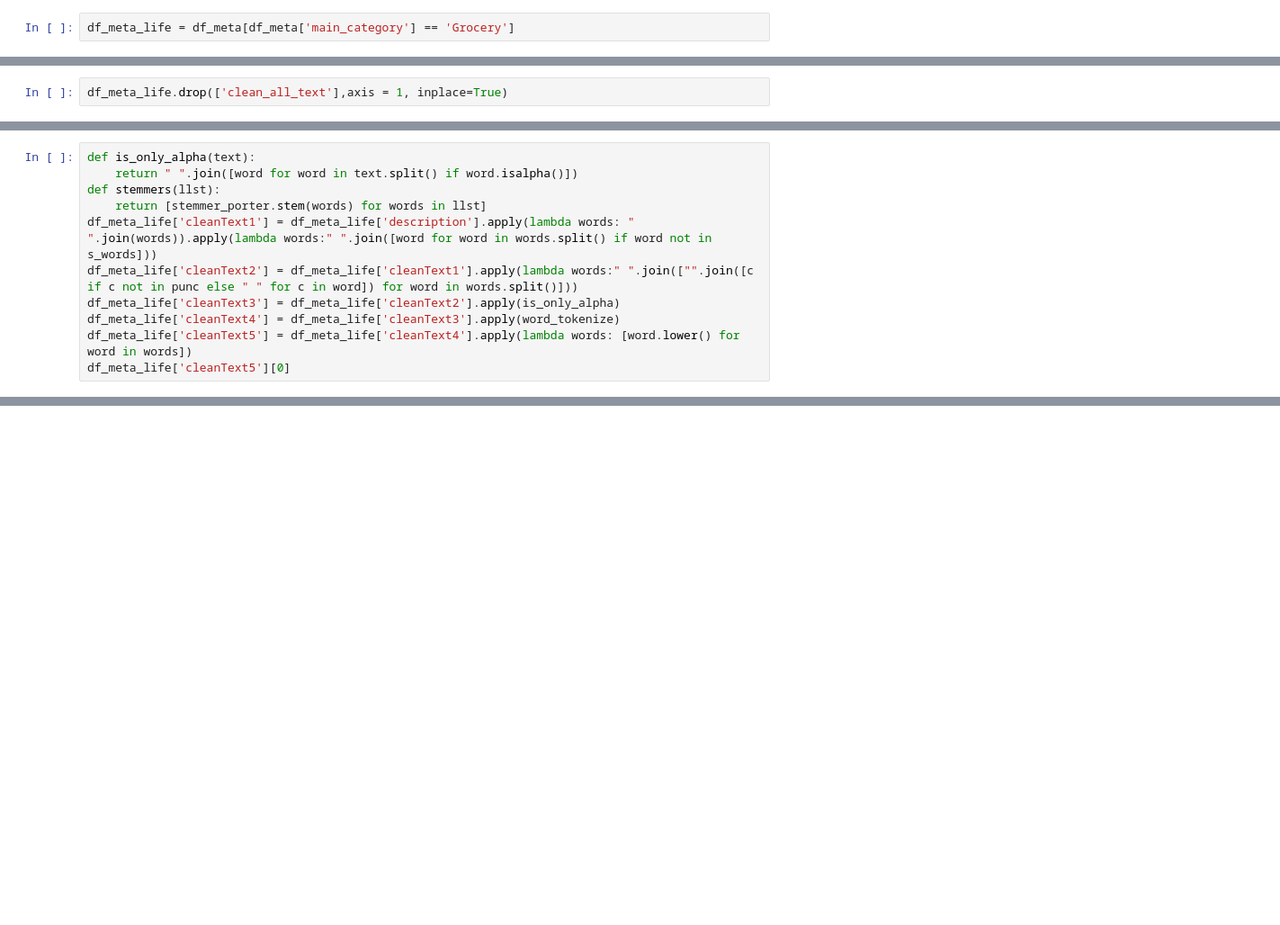
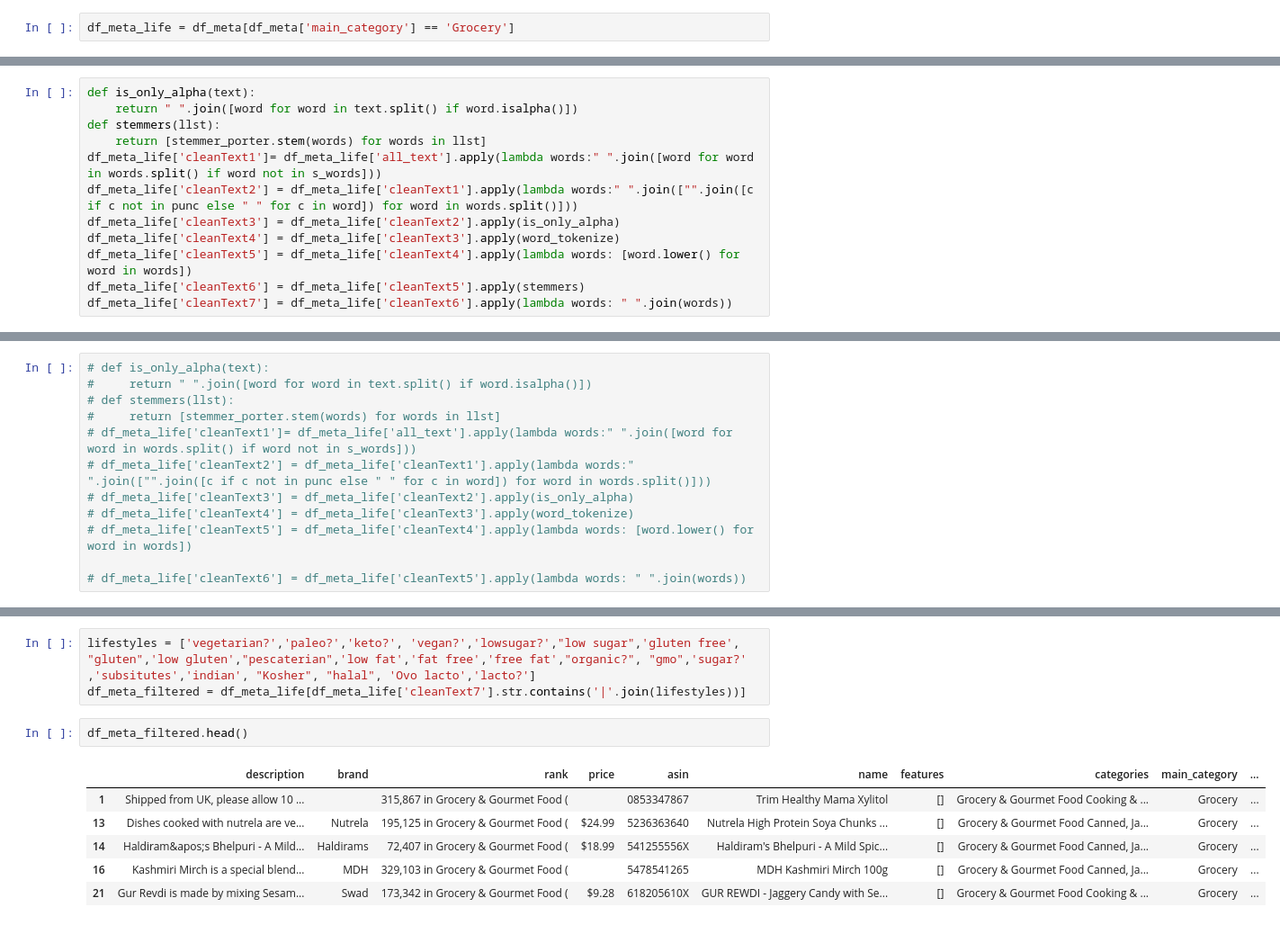
Before and after one commit to Nicoivazquez/Fancy_food_Recommender, a Jupyter notebook: reviews_mini_set.ipynb, the cells around one changed output, grey strips where cells are left out. Shown at 90% size. Drawn from its saved outputs; the diff is of its cells as text; blank space fills up the shorter version.

```diff
--- a/reviews_mini_set.ipynb
+++ b/reviews_mini_set.ipynb
@@ -238,2 +238,0 @@ See the caveats in the documentation: https://pandas.pydata.org/pandas-docs/stab
-# %%
-df_meta_life.drop(['clean_all_text'],axis = 1, inplace=True)
@@ -244,0 +271,12 @@ See the caveats in the documentation: https://pandas.pydata.org/pandas-docs/stab
+# %%
+def is_only_alpha(text):
+    return " ".join([word for word in text.split() if word.isalpha()])
+def stemmers(llst):
+    return [stemmer_porter.stem(words) for words in llst]
+df_meta_life['cleanText1']= df_meta_life['all_text'].apply(lambda words:" ".join([word for word in words.split() if word not in s_words]))
+df_meta_life['cleanText2'] = df_meta_life['cleanText1'].apply(lambda words:" ".join(["".join([c if c not in punc else " " for c in word]) for word in words.split()]))
+df_meta_life['cleanText3'] = df_meta_life['cleanText2'].apply(is_only_alpha)
+df_meta_life['cleanText4'] = df_meta_life['cleanText3'].apply(word_tokenize)
+df_meta_life['cleanText5'] = df_meta_life['cleanText4'].apply(lambda words: [word.lower() for word in words])
+df_meta_life['cleanText6'] = df_meta_life['cleanText5'].apply(stemmers)
+df_meta_life['cleanText7'] = df_meta_life['cleanText6'].apply(lambda words: " ".join(words))
@@ -245,11 +305,12 @@ See the caveats in the documentation: https://pandas.pydata.org/pandas-docs/stab
 # %%
-def is_only_alpha(text):
-    return " ".join([word for word in text.split() if word.isalpha()])
-def stemmers(llst):
-    return [stemmer_porter.stem(words) for words in llst]
-df_meta_life['cleanText1'] = df_meta_life['description'].apply(lambda words: " ".join(words)).apply(lambda words:" ".join([word for word in words.split() if word not in s_words]))
-df_meta_life['cleanText2'] = df_meta_life['cleanText1'].apply(lambda words:" ".join(["".join([c if c not in punc else " " for c in word]) for word in words.split()]))
-df_meta_life['cleanText3'] = df_meta_life['cleanText2'].apply(is_only_alpha)
-df_meta_life['cleanText4'] = df_meta_life['cleanText3'].apply(word_tokenize)
-df_meta_life['cleanText5'] = df_meta_life['cleanText4'].apply(lambda words: [word.lower() for word in words])
-df_meta_life['cleanText5'][0]
+# def is_only_alpha(text):
+#     return " ".join([word for word in text.split() if word.isalpha()])
+# def stemmers(llst):
+#     return [stemmer_porter.stem(words) for words in llst]
+# df_meta_life['cleanText1']= df_meta_life['all_text'].apply(lambda words:" ".join([word for word in words.split() if word not in s_words]))
+# df_meta_life['cleanText2'] = df_meta_life['cleanText1'].apply(lambda words:" ".join(["".join([c if c not in punc else " " for c in word]) for word in words.split()]))
+# df_meta_life['cleanText3'] = df_meta_life['cleanText2'].apply(is_only_alpha)
+# df_meta_life['cleanText4'] = df_meta_life['cleanText3'].apply(word_tokenize)
+# df_meta_life['cleanText5'] = df_meta_life['cleanText4'].apply(lambda words: [word.lower() for word in words])
+
+# df_meta_life['cleanText6'] = df_meta_life['cleanText5'].apply(lambda words: " ".join(words))
@@ -297,0 +337,12 @@ def lifestyle(df):
+# %%
+lifestyles = ['vegetarian?','paleo?','keto?', 'vegan?','lowsugar?',"low sugar",'gluten free', "gluten",'low gluten',"pescaterian",'low fat','fat free','free fat',"organic?", "gmo",'sugar?' ,'subsitutes','indian', "Kosher", "halal", 'Ovo lacto','lacto?']
+df_meta_filtered = df_meta_life[df_meta_life['cleanText7'].str.contains('|'.join(lifestyles))]
+# %%
+df_meta_filtered.head()
+# %% [output]
+|  | description | brand | rank | price | asin | name | features | categories | main_category | ... |
+| 1 | Shipped from UK, please allow 10 ... |  | 315,867 in Grocery & Gourmet Food ( |  | 0853347867 | Trim Healthy Mama Xylitol | [] | Grocery & Gourmet Food Cooking & ... | Grocery | ... |
+| 13 | Dishes cooked with nutrela are ve... | Nutrela | 195,125 in Grocery & Gourmet Food ( | $24.99 | 5236363640 | Nutrela High Protein Soya Chunks ... | [] | Grocery & Gourmet Food Canned, Ja... | Grocery | ... |
+| 14 | Haldiram&apos;s Bhelpuri - A Mild... | Haldirams | 72,407 in Grocery & Gourmet Food ( | $18.99 | 541255556X | Haldiram's Bhelpuri - A Mild Spic... | [] | Grocery & Gourmet Food Canned, Ja... | Grocery | ... |
+| 16 | Kashmiri Mirch is a special blend... | MDH | 329,103 in Grocery & Gourmet Food ( |  | 5478541265 | MDH Kashmiri Mirch 100g | [] | Grocery & Gourmet Food Canned, Ja... | Grocery | ... |
+| 21 | Gur Revdi is made by mixing Sesam... | Swad | 173,342 in Grocery & Gourmet Food ( | $9.28 | 618205610X | GUR REWDI - Jaggery Candy with Se... | [] | Grocery & Gourmet Food Cooking & ... | Grocery | ... |
```
Also changed, not shown: parts of 34 cells of this notebook, 2 other files.
